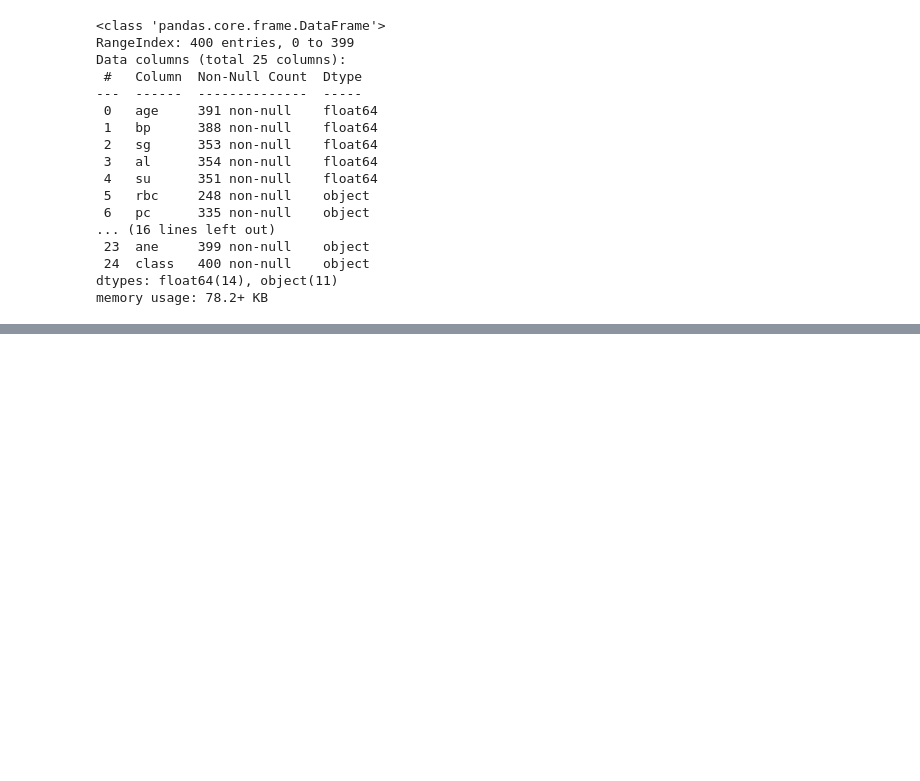
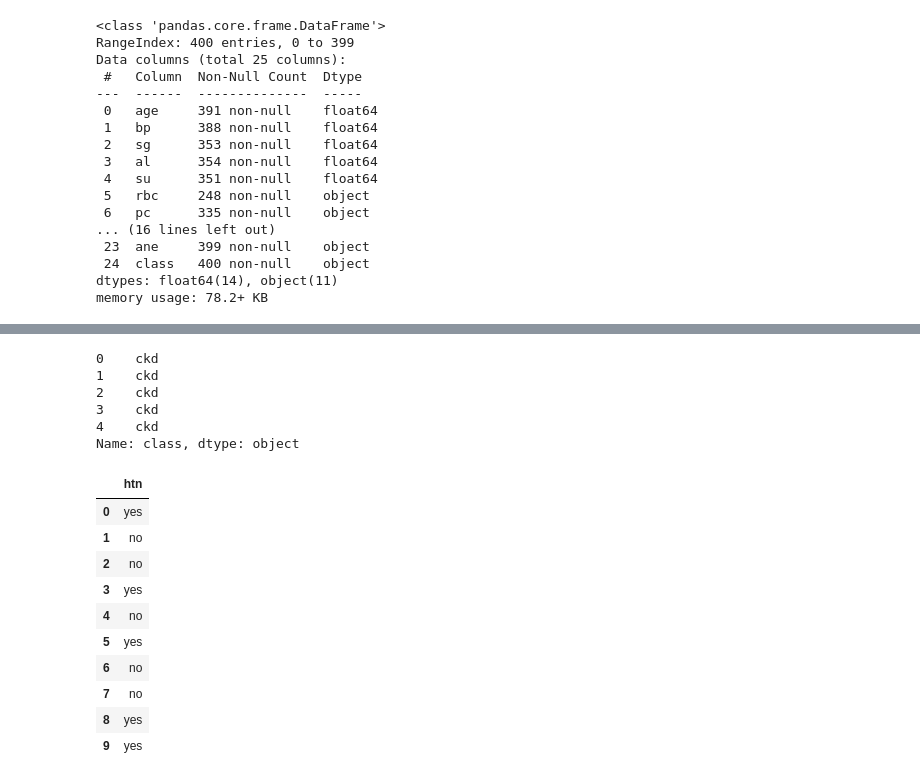
Before and after one commit to aj112358/CKD_ML_Classification, a Jupyter notebook: CKD_Project.ipynb, the cells around one changed output, grey strips where cells are left out. Cells and saved outputs as stored; diff of their text form; code cells hidden in the pictures; blank space fills up the shorter version.

```diff
--- a/CKD_Project.ipynb
+++ b/CKD_Project.ipynb
@@ -135,0 +191,24 @@ memory usage: 78.2+ KB
+# %%
+ckd_labels[:5]
+# %% [output]
+0    ckd
+1    ckd
+2    ckd
+3    ckd
+4    ckd
+Name: class, dtype: object
+# %%
+test = ckd['htn'].to_frame()
+test.head(10)
+# %% [output]
+|  | htn |
+| 0 | yes |
+| 1 | no |
+| 2 | no |
+| 3 | yes |
+| 4 | no |
+| 5 | yes |
+| 6 | no |
+| 7 | no |
+| 8 | yes |
+| 9 | yes |
```
Also changed, not shown: parts of 11 cells of this notebook.
